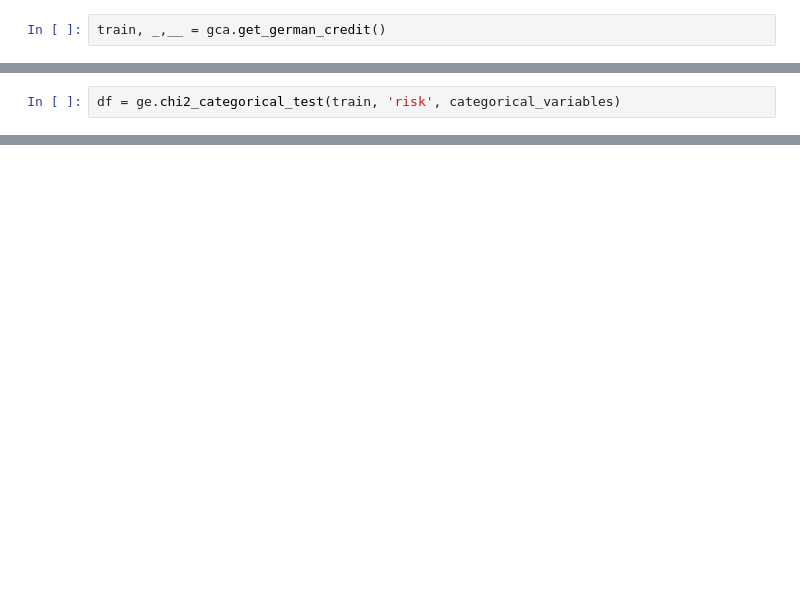
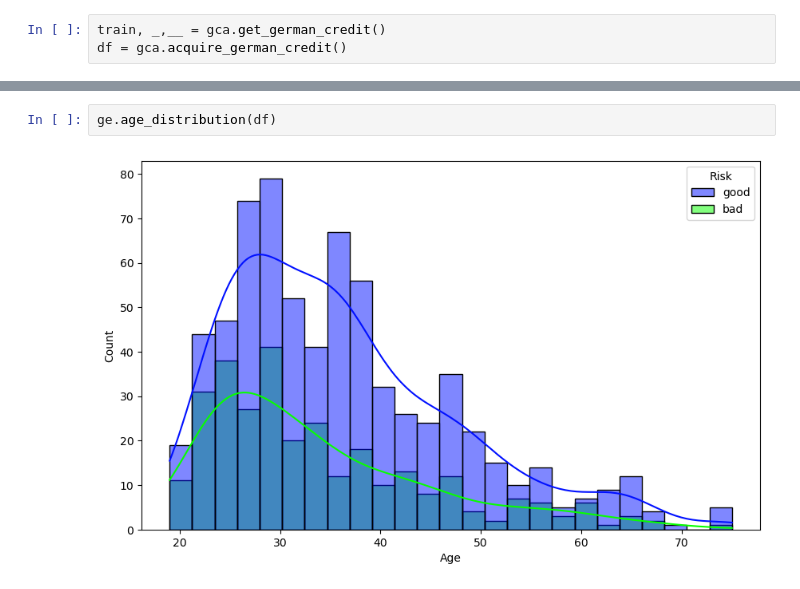
Before and after one commit to jcrosenberger/german_credit_analysis, a Jupyter notebook: presentation_notebook.ipynb, the cells around one changed output, grey strips where cells are left out. Saved outputs shown, nothing was run; the diff lists cells and outputs as text; blank space fills up the shorter version.

```diff
--- a/presentation_notebook.ipynb
+++ b/presentation_notebook.ipynb
@@ -39,2 +97,3 @@ from importlib import reload
 # %%
 train, _,__ = gca.get_german_credit()
+df = gca.acquire_german_credit()
@@ -43,2 +99,0 @@ categorical_variables = ['housing','checking account','saving accounts','job','a
-# %%
-df = ge.chi2_categorical_test(train, 'risk', categorical_variables)
@@ -53,0 +122,4 @@ df
+# %%
+ge.age_distribution(df)
+# %% [output]
+[figure, added]
```
Also changed, not shown: parts of 22 cells of this notebook, 3 other files.
